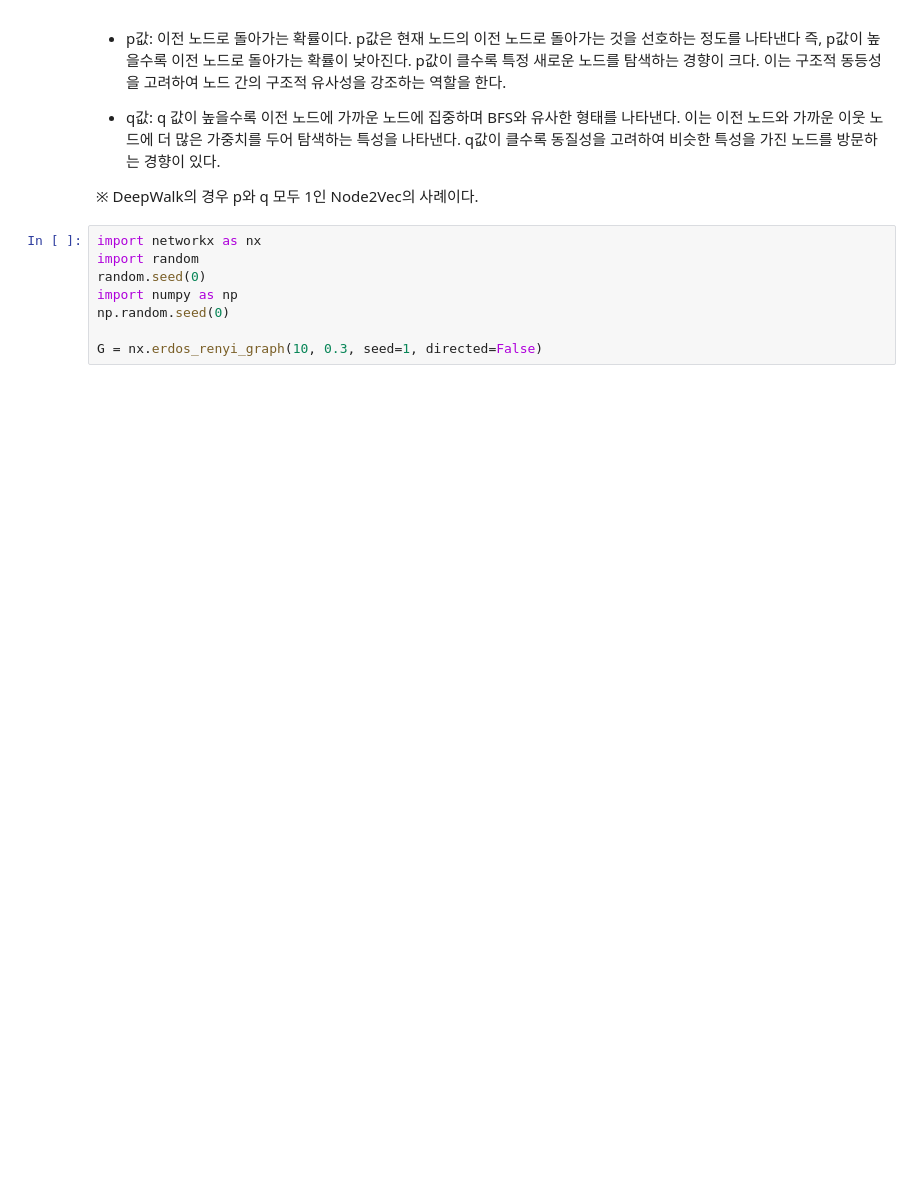
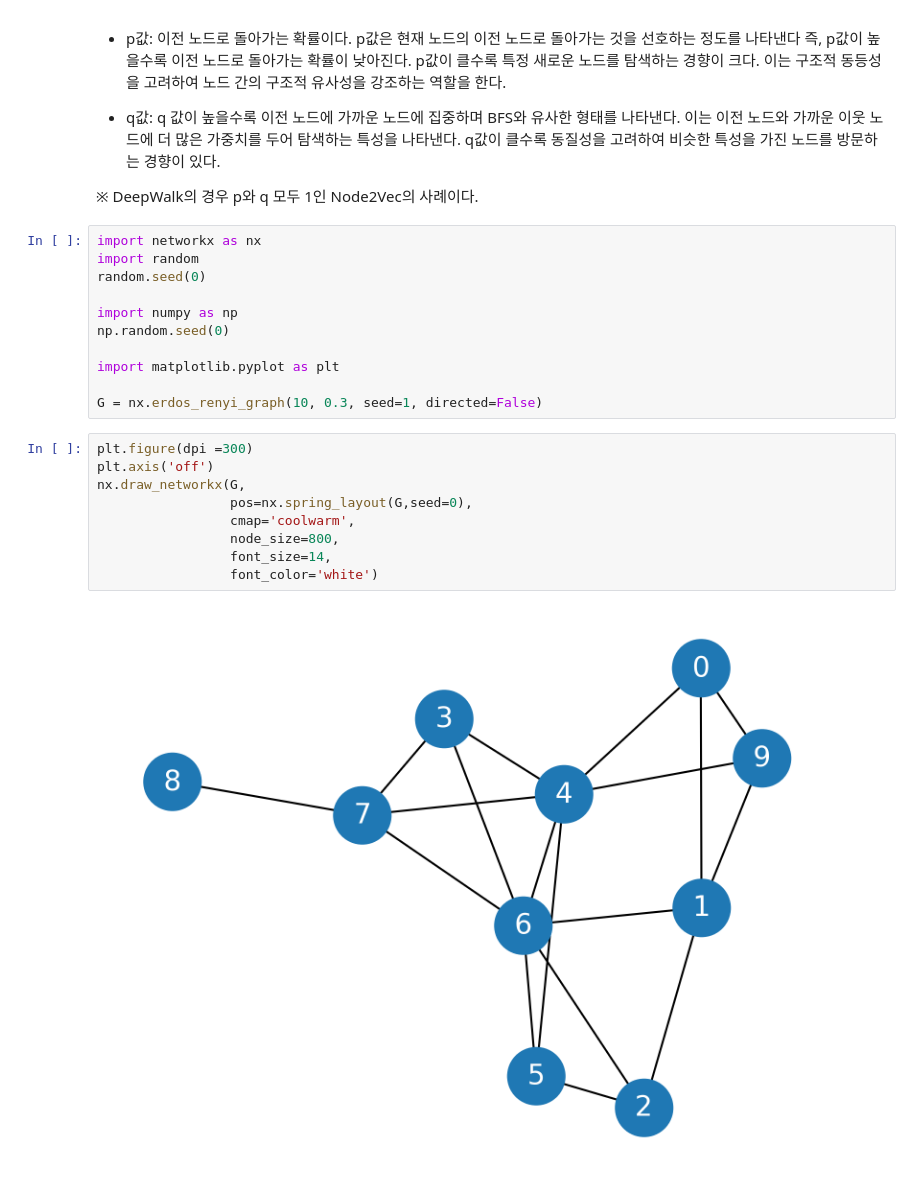
Before and after one commit to moosunny/Graph-Neural-Networks-Practice, a Jupyter notebook: Chapter 4. Improving Embeddings with Biased Random Walks in Node2Vec.ipynb, the cells around one changed output. Saved outputs shown, nothing was run; the diff lists cells and outputs as text; blank space fills up the shorter version.

```diff
--- a/Chapter 4. Improving Embeddings with Biased Random Walks in Node2Vec.ipynb
+++ b/Chapter 4. Improving Embeddings with Biased Random Walks in Node2Vec.ipynb
@@ -38,7 +38,21 @@ Biased Random Walk 원리
 import networkx as nx
 import random
 random.seed(0)
+
 import numpy as np
 np.random.seed(0)
 
+import matplotlib.pyplot as plt
+
 G = nx.erdos_renyi_graph(10, 0.3, seed=1, directed=False)
+# %%
+plt.figure(dpi =300)
+plt.axis('off')
+nx.draw_networkx(G,
+                 pos=nx.spring_layout(G,seed=0),
+                 cmap='coolwarm',
+                 node_size=800,
+                 font_size=14,
+                 font_color='white')
+# %% [output]
+[figure, added]
```
Also changed, not shown: parts of 20 cells of this notebook.
